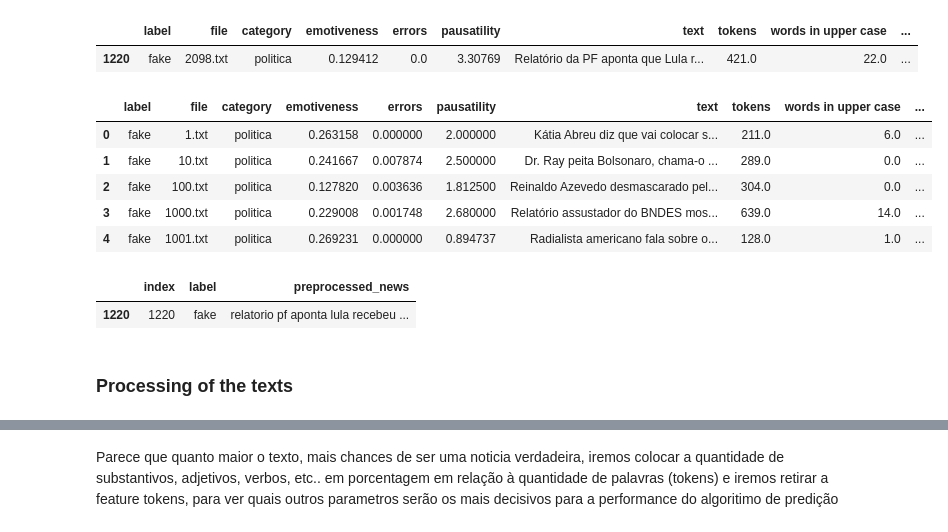
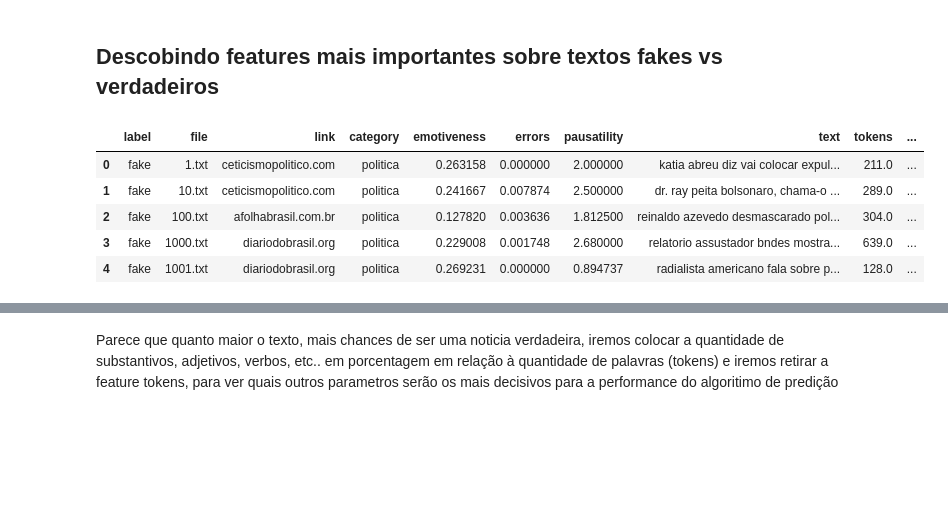
Before and after one commit to wainejr/CSB51, a Jupyter notebook: 02 - Analise exploratoria/Analise de features mais importantes.ipynb, the cells around one changed output, grey strips where cells are left out. Drawn from its saved outputs; the diff is of its cells as text; code cells hidden in the pictures; blank space fills up the shorter version.

```diff
--- a/02 - Analise exploratoria/Analise de features mais importantes.ipynb
+++ b/02 - Analise exploratoria/Analise de features mais importantes.ipynb
@@ -149,5 +0,0 @@ df[df['file'].str.contains('1220')].head()
-# %%
-df[df.index == 1220].head()
-# %% [output]
-|  | label | file | category | emotiveness | errors | pausatility | text | tokens | words in upper case | ... |
-| 1220 | fake | 2098.txt | politica | 0.129412 | 0.0 | 3.30769 | Relatório da PF aponta que Lula r... | 421.0 | 22.0 | ... |
@@ -155,0 +1,2 @@ df.to_csv('all_together.csv', index=False)
+# %% [markdown]
+## Descobindo features mais importantes sobre textos fakes vs verdadeiros
@@ -156,28 +6,10 @@ df.to_csv('all_together.csv', index=False)
 # %%
-df2 = pd.read_csv('all_together.csv')
-df2.head()
+df = pd.read_csv('all_together.csv')
+df.head()
 # %% [output]
-|  | label | file | category | emotiveness | errors | pausatility | text | tokens | words in upper case | ... |
-| 0 | fake | 1.txt | politica | 0.263158 | 0.000000 | 2.000000 | Kátia Abreu diz que vai colocar s... | 211.0 | 6.0 | ... |
-| 1 | fake | 10.txt | politica | 0.241667 | 0.007874 | 2.500000 | Dr. Ray peita Bolsonaro, chama-o ... | 289.0 | 0.0 | ... |
-| 2 | fake | 100.txt | politica | 0.127820 | 0.003636 | 1.812500 | Reinaldo Azevedo desmascarado pel... | 304.0 | 0.0 | ... |
-| 3 | fake | 1000.txt | politica | 0.229008 | 0.001748 | 2.680000 | Relatório assustador do BNDES mos... | 639.0 | 14.0 | ... |
-| 4 | fake | 1001.txt | politica | 0.269231 | 0.000000 | 0.894737 | Radialista americano fala sobre o... | 128.0 | 1.0 | ... |
+|  | label | file | link | category | emotiveness | errors | pausatility | text | tokens | ... |
+| 0 | fake | 1.txt | ceticismopolitico.com | politica | 0.263158 | 0.000000 | 2.000000 | katia abreu diz vai colocar expul... | 211.0 | ... |
+| 1 | fake | 10.txt | ceticismopolitico.com | politica | 0.241667 | 0.007874 | 2.500000 | dr. ray peita bolsonaro, chama-o ... | 289.0 | ... |
+| 2 | fake | 100.txt | afolhabrasil.com.br | politica | 0.127820 | 0.003636 | 1.812500 | reinaldo azevedo desmascarado pol... | 304.0 | ... |
+| 3 | fake | 1000.txt | diariodobrasil.org | politica | 0.229008 | 0.001748 | 2.680000 | relatorio assustador bndes mostra... | 639.0 | ... |
+| 4 | fake | 1001.txt | diariodobrasil.org | politica | 0.269231 | 0.000000 | 0.894737 | radialista americano fala sobre p... | 128.0 | ... |
-# %%
-# 3600 fake e 3600 true
-data = pd.read_csv('preprocessed/pre-processed.csv')
-
-data[data['index'] == 1220].head()
-
-### ATENÇÃO ###
-## os index do arquivo pre-processed não batem com o nome dos arquivos da pasta full_text,
-## tanto o arquivo cru quanto o meta-information, porém, o index pelo df batem, isso provavelmente pq usaram python tmb
-## e o python ordenou 1, 10, 1000, 1001, 1002, ... como os primeiros, por se tratar de string e não número,
-## ai o index fico zuado e eles não trocaram pelo verdadeiro número do arquivo
-
-## realizar essa consideração quando utilizar o csv do pre-processed
-# %% [output]
-|  | index | label | preprocessed_news |
-| 1220 | 1220 | fake | relatorio pf aponta lula recebeu ... |
-# %% [markdown]
-### Processing of the texts
```
Also changed, not shown: parts of 16 cells of this notebook, 3 other files.
